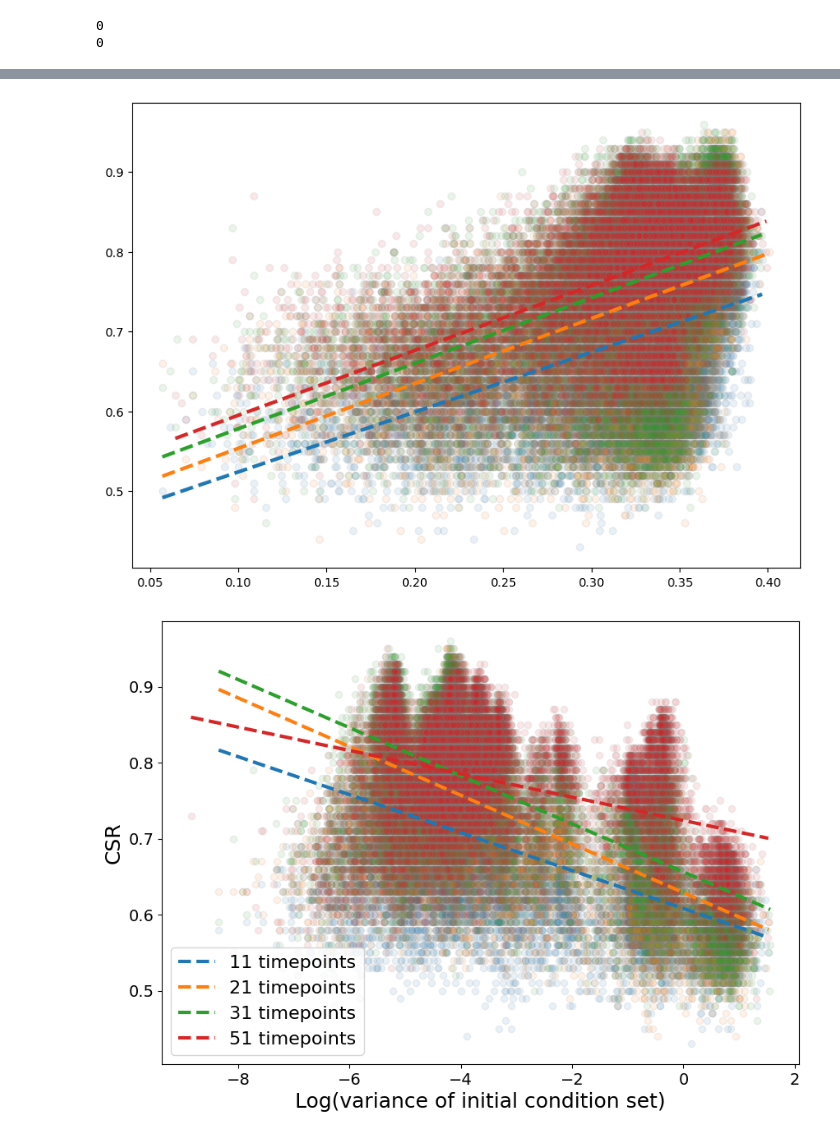
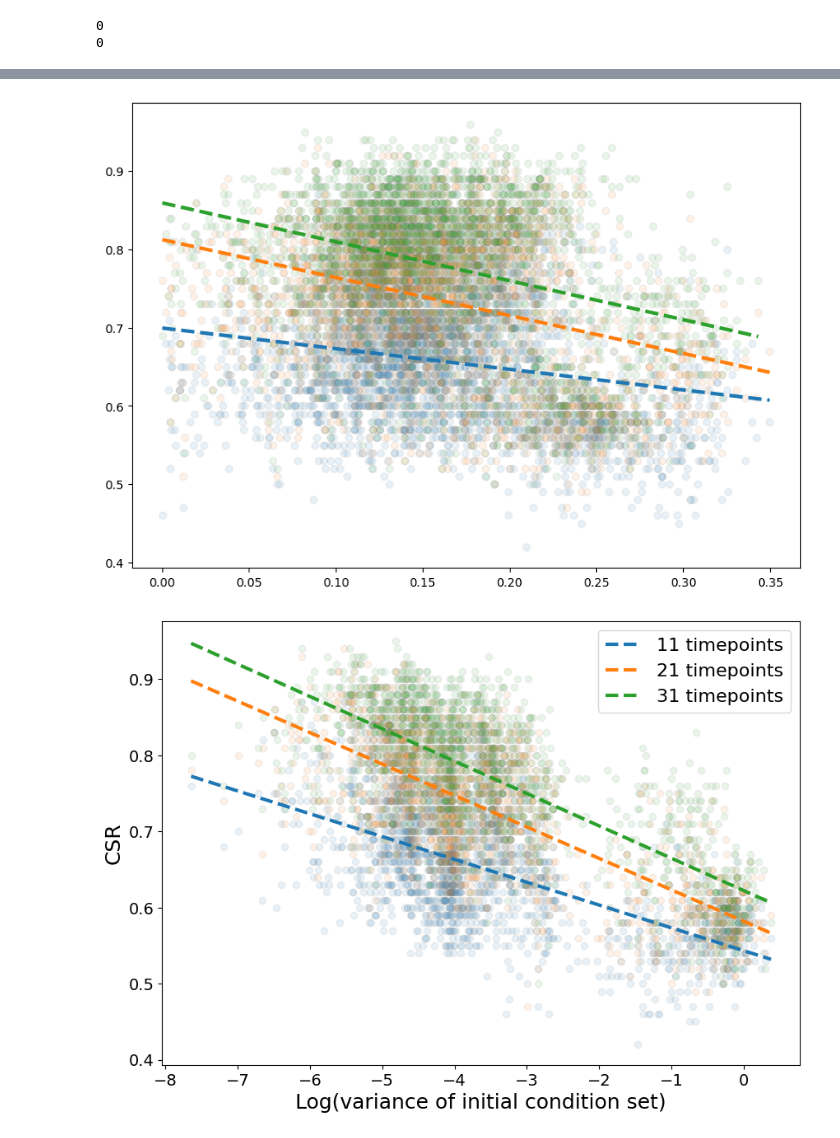
Before and after one commit to joaovaleriano/gLV_OED, a Jupyter notebook: notebooks/analysis_all_perturb.ipynb, the cells around one changed output, grey strips where cells are left out. Saved outputs shown, nothing was run; the diff lists cells and outputs as text; code cells hidden in the pictures.

```diff
--- a/notebooks/analysis_all_perturb.ipynb
+++ b/notebooks/analysis_all_perturb.ipynb
@@ -22,7 +22,7 @@ def natural_sort(l):
     alphanum_key = lambda key: [convert(c) for c in re.split('([0-9]+)', key)]
     return sorted(l, key=alphanum_key)
 # %%
-datapath = "../experiment_outputs/perturb0_env_noise0.1"
+datapath = "../experiment_outputs/perturb_no_noise_env_noise0.0"
 log = h5py.File(f"{datapath}/data_generation_log.h5", "r")
 
 print(f"n_species = {log.attrs['n_species']}")
@@ -39,8 +39,8 @@ n_params_seeds = 10
 # %%
 n_sp = 10
-avg_samp_dt = 3.
+# avg_samp_dt = 3.
 env_noise = log.attrs["env_noise"]
-meas_noise = 0.1
+meas_noise = log.attrs['meas_noise_list'][0]
 n_params_seeds = log.attrs['n_params_seeds']
 params_seeds = [i.split("param_seed")[1] for i in os.listdir(f"{datapath}/{n_sp}_sp")]
 # %%
@@ -315,40 +294,40 @@ for j in range(len(log.attrs["n_samples"])):
             for l in range(len(init_cond_idx)):
                 init_cond = metadict["init_cond"][init_cond_idx[l]]
 
-                init_cond_x_eq = init_cond#-x_eq
+                init_cond_x_eq = init_cond-x_eq
                 norm_init_cond_x_eq = init_cond_x_eq / np.linalg.norm(init_cond_x_eq, axis=1).reshape((-1,1))
 
                 norm_init_cond_x_eq_dot = norm_init_cond_x_eq.dot(norm_init_cond_x_eq.T)
 
                 init_cond_x_eq_dot_mean.append(np.abs(norm_init_cond_x_eq_dot-np.eye(norm_init_cond_x_eq_dot.shape[0])).mean()/2)
                 csr.append(df_tmp.CSR.values[l])
 
             init_cond_x_eq_dot_mean = np.array(init_cond_x_eq_dot_mean)
             csr = np.array(csr)
 
             total_init_cond_dot.append(init_cond_x_eq_dot_mean)
             total_csr.append(csr)
 
     total_init_cond_dot = np.concatenate(total_init_cond_dot)
     total_csr = np.concatenate(total_csr)
 
     plt.scatter((total_init_cond_dot), total_csr,
                         c=f"C{j}", alpha=0.1, edgecolors="gray")
 
     reg = lm.LinearRegression()
     reg.fit((total_init_cond_dot).reshape((-1,1)), total_csr)
     plt.plot([(total_init_cond_dot).min(), (total_init_cond_dot).max()],
              reg.predict([[(total_init_cond_dot).min()], [(total_init_cond_dot).max()]]),
              ls="--", lw=3, c=f"C{j}", label=f"{metadict['n_tpoints'][j]} timepoints")
 
 # plt.xlabel("Log(variance of initial condition set)", fontsize=18)
 # plt.ylabel("CSR", fontsize=18)
 # plt.xticks(fontsize=14)
 # plt.yticks(fontsize=14)
 # plt.legend(fontsize=16)
 # plt.show()
 # %% [output]
-[figure, old version]
+[figure, new version]
 # %%
 plt.figure(figsize=(10,7))
 
@@ -366,7 +345,7 @@ for j in range(len(log.attrs["n_samples"])):
         A = p[n_sp:].reshape((n_sp, n_sp))
         x_eq = -np.linalg.inv(A)@r
 
-        for n in range(2, 21):
+        for n in range(2, 6):
             df_tmp = df[df["n_init_cond"]==n]
 
             init_cond_idx = [[int(m) for m in re.findall("([0-9]+).0", i)] for i in df_tmp.init_cond_idx.values]
@@ -405,7 +384,7 @@ plt.yticks(fontsize=14)
 plt.legend(fontsize=16)
 plt.show()
 # %% [output]
-[figure, old version]
+[figure, new version]
 # %%
 # CSR ratios
 
```
Also changed, not shown: parts of 18 cells of this notebook, 7 other files.
